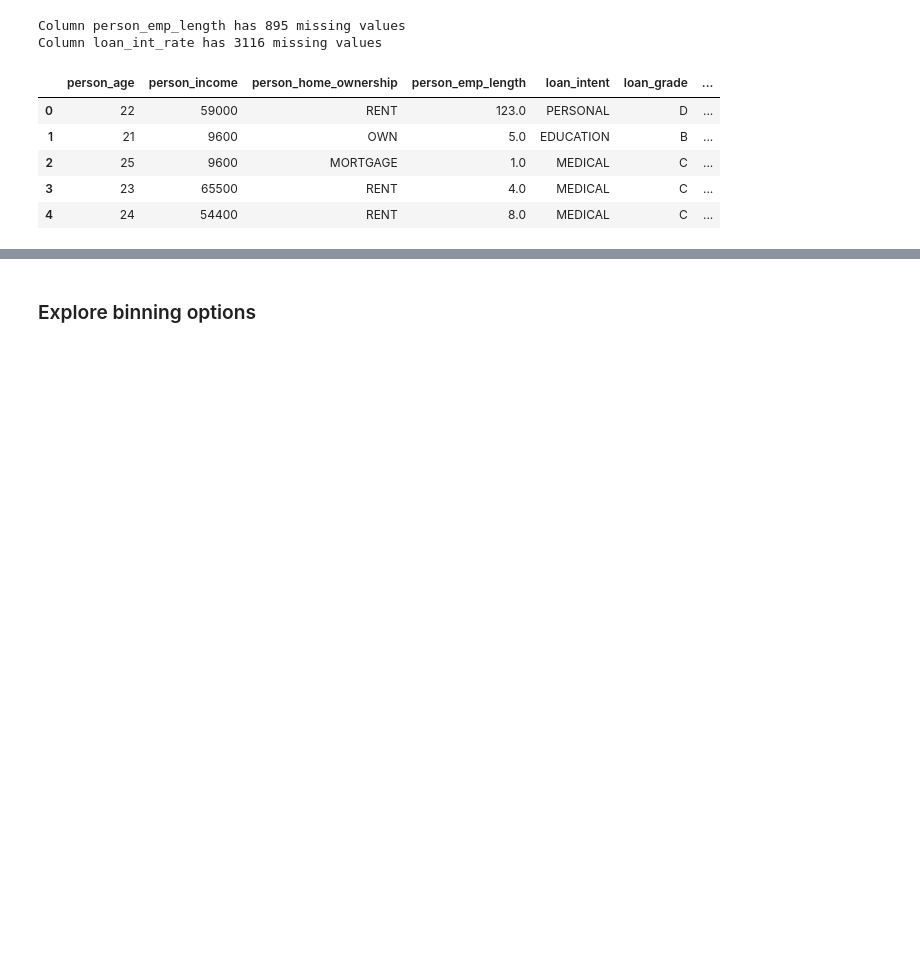
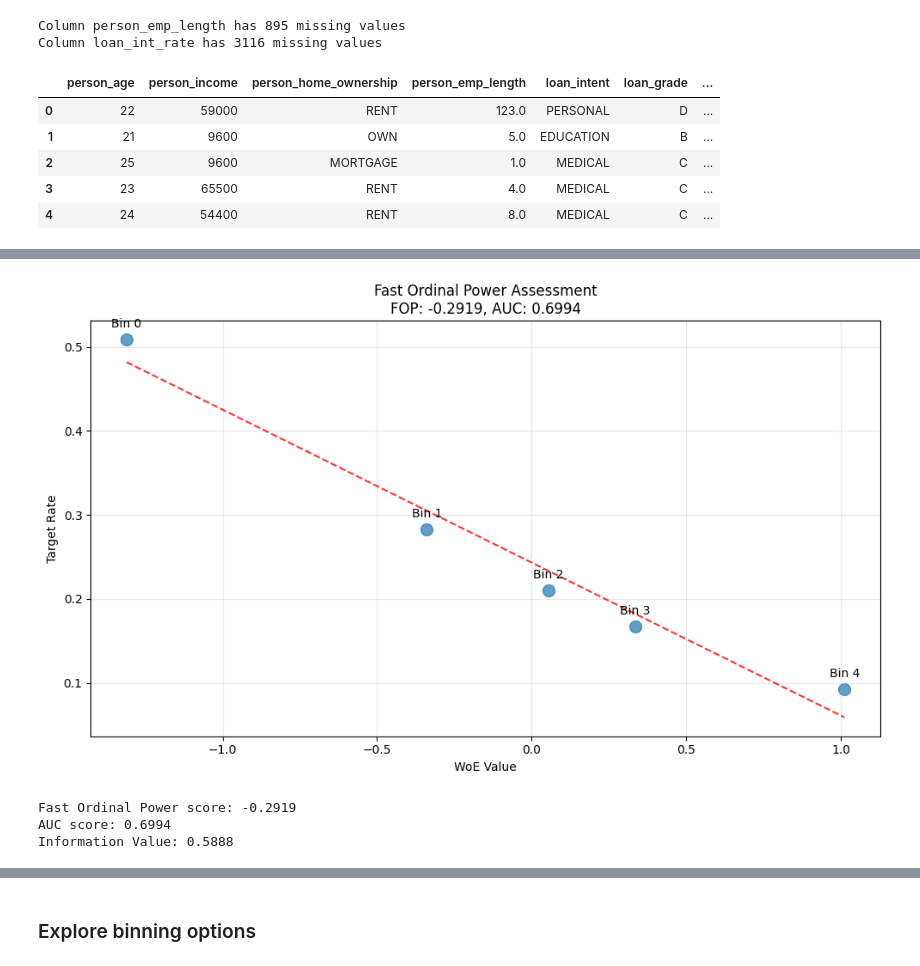
Before and after one commit to Ruben-Boeckx/Loan-approval, a Jupyter notebook: binning.ipynb, the cells around one changed output, grey strips where cells are left out. Saved outputs shown, nothing was run; the diff lists cells and outputs as text; code cells hidden in the pictures; blank space fills up the shorter version.

```diff
--- a/binning.ipynb
+++ b/binning.ipynb
@@ -31,0 +60,18 @@ Column loan_int_rate has 3116 missing values
+# %%
+# Now assess the performance using Fast Ordinal Power
+combined_feature_name = "_and_".join(features)
+fop_score, auc_score = calculate_fast_ordinal_power(
+    woe_df,
+    f'{combined_feature_name}_woe',  # This should match the WoE column name created by calculate_multivariate_woe
+    'loan_status',
+    plot=True  # Set to True to see the visualization
+)
+
+print(f"Fast Ordinal Power score: {fop_score:.4f}")
+print(f"AUC score: {auc_score:.4f}")
+print(f"Information Value: {total_iv:.4f}")
+# %% [output]
+[figure, added]
+Fast Ordinal Power score: -0.2919
+AUC score: 0.6994
+Information Value: 0.5888
```
Also changed, not shown: parts of 6 cells of this notebook, 1 other file.
